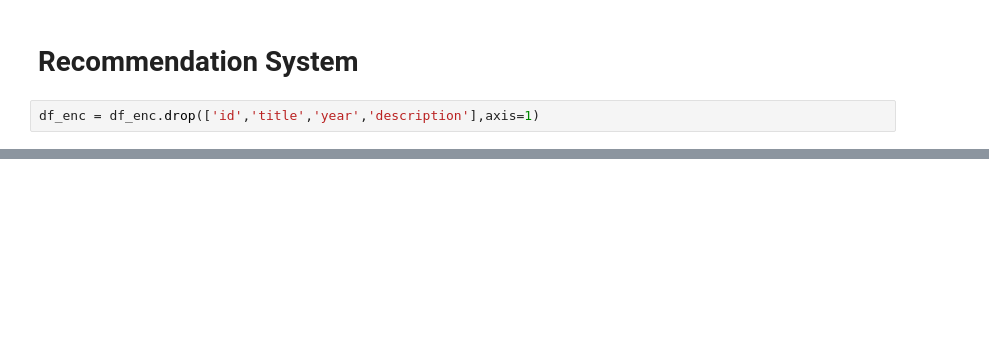
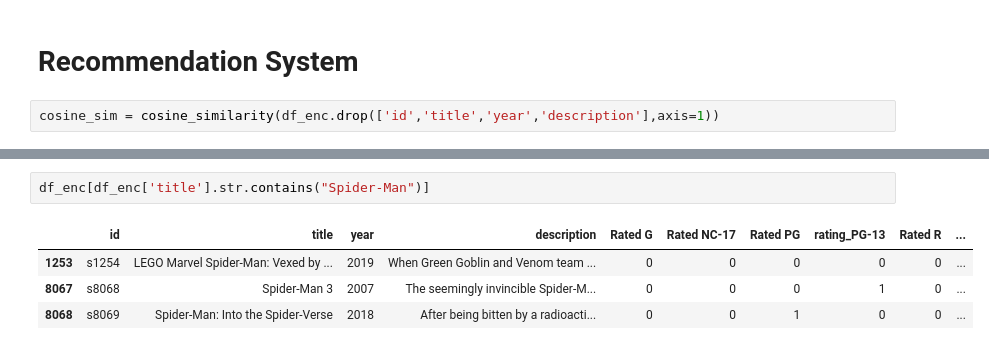
Before and after one commit to sr-g20/DataMiningFinal, a Jupyter notebook: Round 2/Netflix Recs 2.ipynb, the cells around one changed output, grey strips where cells are left out. Cells and saved outputs as stored; diff of their text form; blank space fills up the shorter version.

```diff
--- a/Round 2/Netflix Recs 2.ipynb
+++ b/Round 2/Netflix Recs 2.ipynb
@@ -414,4 +407,4 @@ df['description_length'].head()
 # %% [markdown]
 # Recommendation System
 # %%
-df_enc = df_enc.drop(['id','title','year','description'],axis=1)
+cosine_sim = cosine_similarity(df_enc.drop(['id','title','year','description'],axis=1))
@@ -473,0 +465,7 @@ Name: title, dtype: object
+# %%
+df_enc[df_enc['title'].str.contains("Spider-Man")]
+# %% [output]
+|  | id | title | year | description | Rated G | Rated NC-17 | Rated PG | rating_PG-13 | Rated R | ... |
+| 1253 | s1254 | LEGO Marvel Spider-Man: Vexed by ... | 2019 | When Green Goblin and Venom team ... | 0 | 0 | 0 | 0 | 0 | ... |
+| 8067 | s8068 | Spider-Man 3 | 2007 | The seemingly invincible Spider-M... | 0 | 0 | 0 | 1 | 0 | ... |
+| 8068 | s8069 | Spider-Man: Into the Spider-Verse | 2018 | After being bitten by a radioacti... | 0 | 0 | 1 | 0 | 0 | ... |
```
Also changed, not shown: parts of 6 cells of this notebook, 1 other file.
